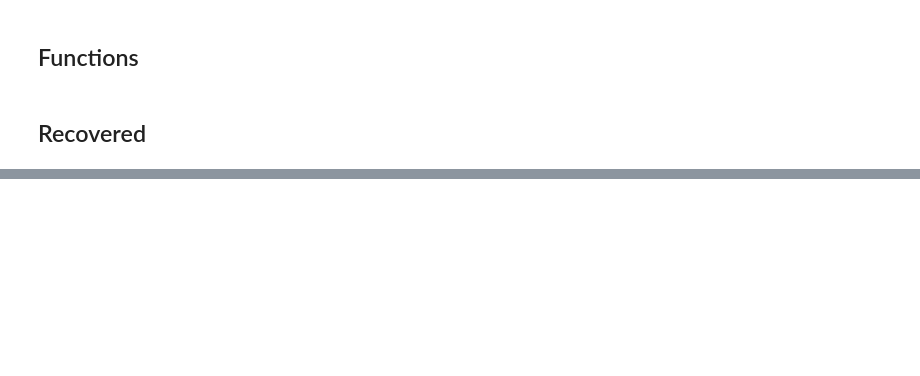
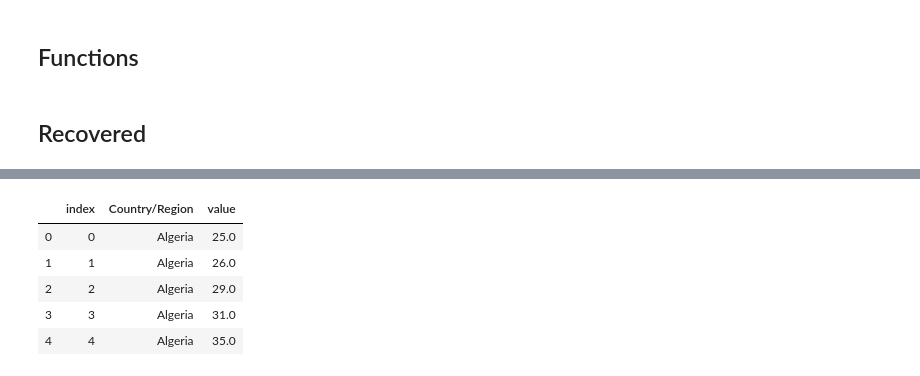
Before and after one commit to datacamp/COVID-19-EDA-tutorial, a Jupyter notebook: notebooks/1-COVID-19-EDA-solution.ipynb, the cells around one changed output, grey strips where cells are left out. Saved outputs shown, nothing was run; the diff lists cells and outputs as text; code cells hidden in the pictures; blank space fills up the shorter version.

```diff
--- a/notebooks/1-COVID-19-EDA-solution.ipynb
+++ b/notebooks/1-COVID-19-EDA-solution.ipynb
@@ -363,0 +394,11 @@ plot_time_series(clean_df, 'Recovered Patients Logarithmic Time Series', 'Days',
+# %%
+# melt data
+dfq = df2.reset_index().melt(id_vars='index')
+dfq.head()
+# %% [output]
+|  | index | Country/Region | value |
+| 0 | 0 | Algeria | 25.0 |
+| 1 | 1 | Algeria | 26.0 |
+| 2 | 2 | Algeria | 29.0 |
+| 3 | 3 | Algeria | 31.0 |
+| 4 | 4 | Algeria | 35.0 |
```
Also changed, not shown: parts of 28 cells of this notebook.
